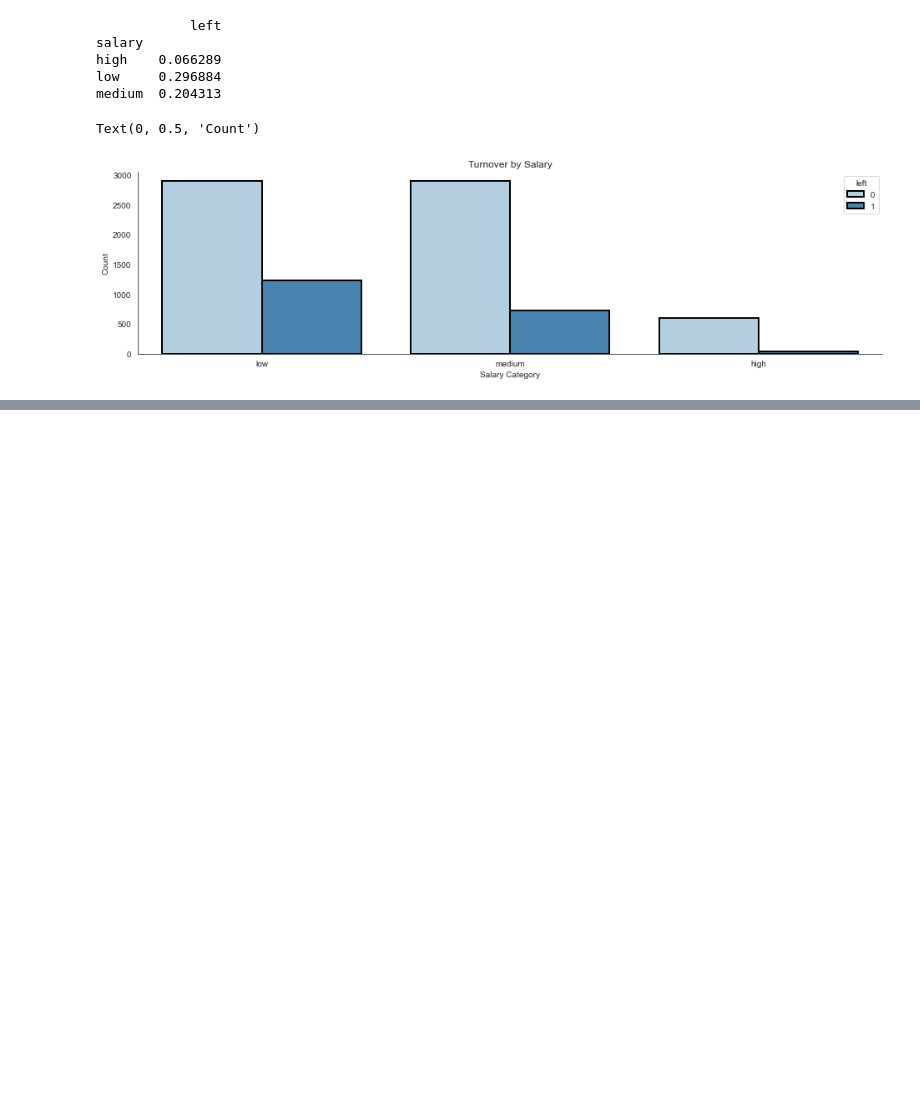
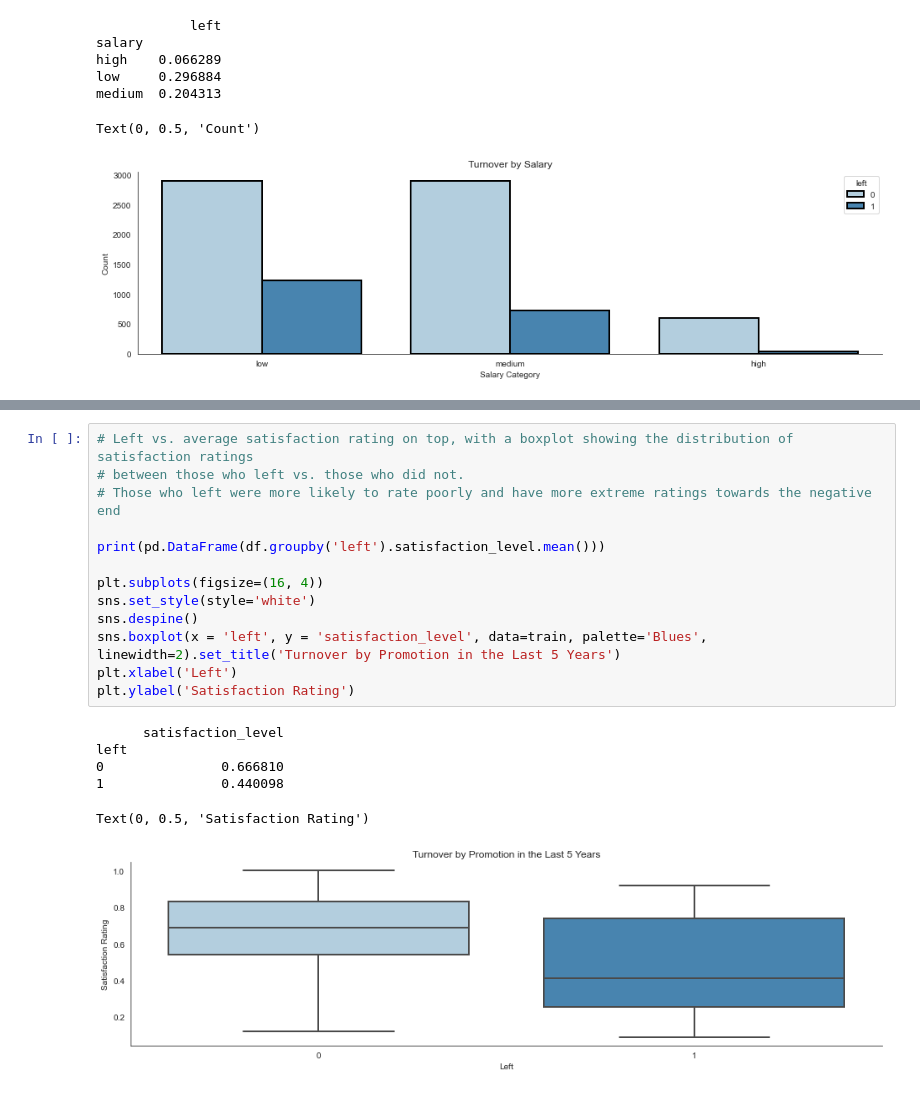
Before and after one commit to Sam-keeler/HR_data_analytics, a Jupyter notebook: turnover_analysis.ipynb, the cells around one changed output, grey strips where cells are left out. Cells and saved outputs as stored; diff of their text form; blank space fills up the shorter version.

```diff
--- a/turnover_analysis.ipynb
+++ b/turnover_analysis.ipynb
@@ -159,0 +180,20 @@ Text(0, 0.5, 'Count')
+# %%
+# Left vs. average satisfaction rating on top, with a boxplot showing the distribution of satisfaction ratings
+# between those who left vs. those who did not.
+# Those who left were more likely to rate poorly and have more extreme ratings towards the negative end
+
+print(pd.DataFrame(df.groupby('left').satisfaction_level.mean()))
+
+plt.subplots(figsize=(16, 4))
+sns.set_style(style='white')
+sns.despine()
+sns.boxplot(x = 'left', y = 'satisfaction_level', data=train, palette='Blues', linewidth=2).set_title('Turnover by Promotion in the Last 5 Years')
+plt.xlabel('Left')
+plt.ylabel('Satisfaction Rating')
+# %% [output]
+      satisfaction_level
+left
+0               0.666810
+1               0.440098
+Text(0, 0.5, 'Satisfaction Rating')
+[figure, added]
```
Also changed, not shown: parts of 2 cells of this notebook.
